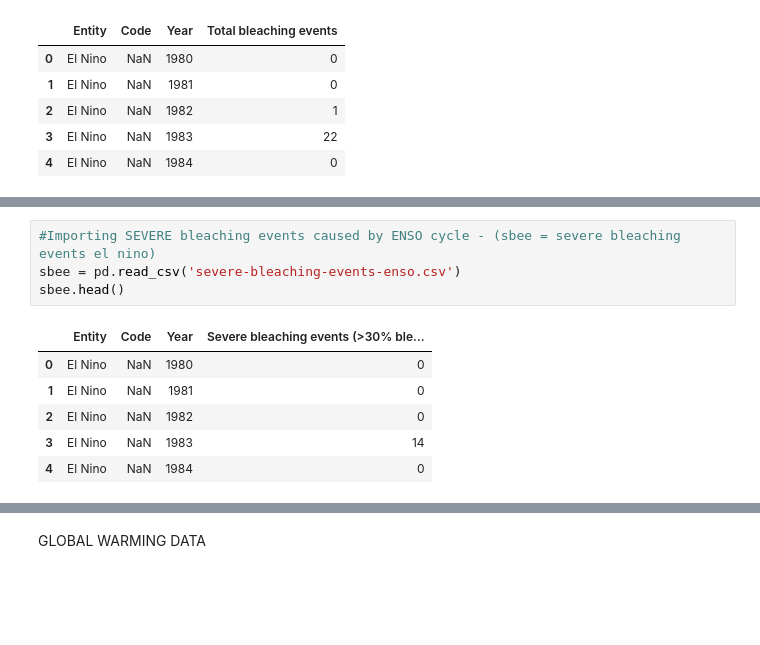
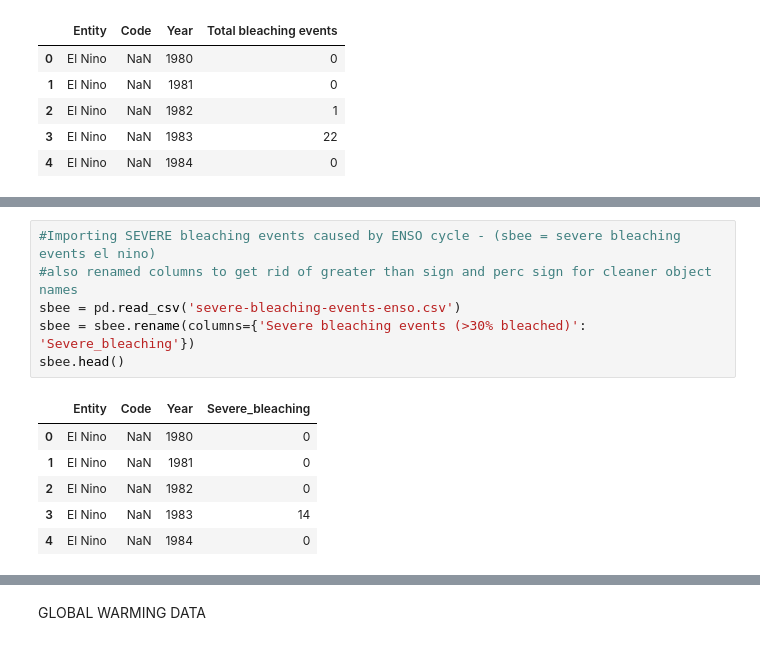
Before and after one commit to treybourgeois/nss_capstone_2021, a Jupyter notebook: data2/capstone_notebook.ipynb, the cells around one changed output, grey strips where cells are left out. Drawn from its saved outputs; the diff is of its cells as text; blank space fills up the shorter version.

```diff
--- a/data2/capstone_notebook.ipynb
+++ b/data2/capstone_notebook.ipynb
@@ -37,9 +61,11 @@ bee.head()
 # %%
 #Importing SEVERE bleaching events caused by ENSO cycle - (sbee = severe bleaching events el nino)
+#also renamed columns to get rid of greater than sign and perc sign for cleaner object names
 sbee = pd.read_csv('severe-bleaching-events-enso.csv')
+sbee = sbee.rename(columns={'Severe bleaching events (>30% bleached)': 'Severe_bleaching'})
 sbee.head()
 # %% [output]
-|  | Entity | Code | Year | Severe bleaching events (>30% ble... |
+|  | Entity | Code | Year | Severe_bleaching |
 | 0 | El Nino | NaN | 1980 | 0 |
 | 1 | El Nino | NaN | 1981 | 0 |
 | 2 | El Nino | NaN | 1982 | 0 |
```
Also changed, not shown: parts of 6 cells of this notebook, 2 other files.
